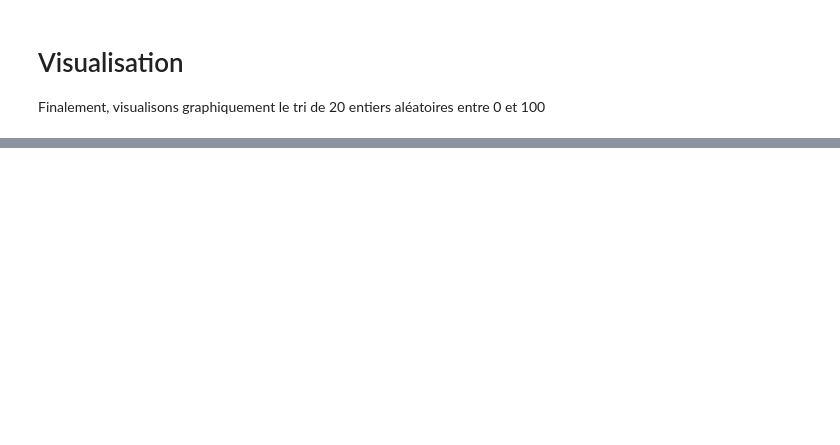
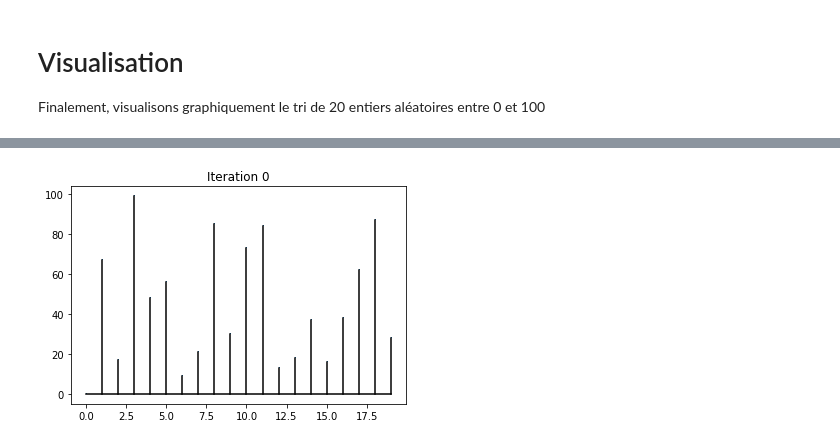
Before and after one commit to ocuisenaire/ASD1-notebooks, a Jupyter notebook: 3 - Tris/2 - Tri Par Sélection.ipynb, the cells around one changed output, grey strips where cells are left out. Drawn from its saved outputs; the diff is of its cells as text; code cells hidden in the pictures; blank space fills up the shorter version.

```diff
--- a/3 - Tris/2 - Tri Par Sélection.ipynb
+++ b/3 - Tris/2 - Tri Par Sélection.ipynb
@@ -10,0 +15,8 @@ Nous allons l'illustrer en triant le tableau TAB ci-dessous.
+# %%
+def plus_petit_element(T,p):
+    N = len(T)
+    iMin = p
+    for i in range(p+1,N):
+        if T[i] < T[iMin]:
+            iMin = i
+    return iMin
@@ -153,0 +149,7 @@ asd1.visualisation_tri_par_selection()
+# %%
+i = 0
+iMin = plus_petit_element(T,i)
+T[iMin],T[i] = T[i],T[iMin]
+asd1.afficheIteration(T,'Iteration {0}'.format(i))
+# %% [output]
+[figure, added]
```
Also changed, not shown: parts of 30 cells of this notebook, 2 other files.
